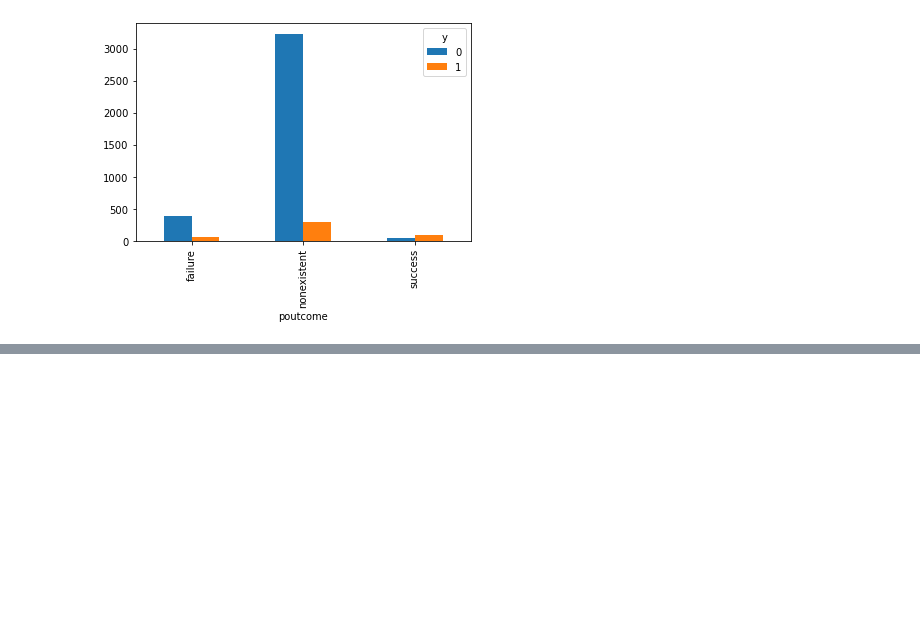
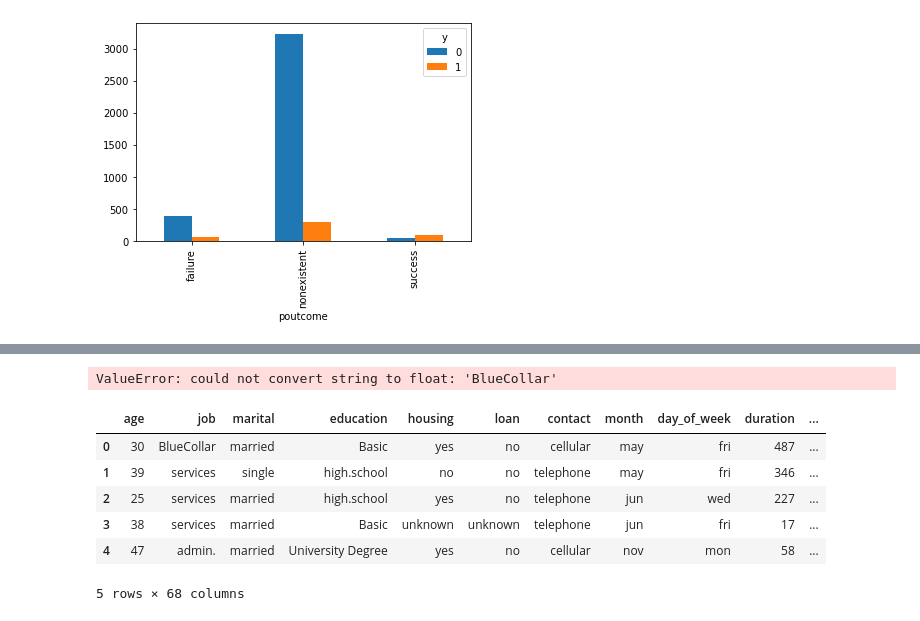
Before and after one commit to diego19508/python-ml-course, a Jupyter notebook: Course/T5 - 3 - Logistic Regression - Implementación.ipynb, the cells around one changed output, grey strips where cells are left out. Drawn from its saved outputs; the diff is of its cells as text; code cells hidden in the pictures; blank space fills up the shorter version.

```diff
--- a/Course/T5 - 3 - Logistic Regression - Implementación.ipynb
+++ b/Course/T5 - 3 - Logistic Regression - Implementación.ipynb
@@ -154,0 +159,9 @@ pd.crosstab(data.poutcome, data.y).plot(kind="bar")
+# %%
+categories = ["job","marital",'education','housing','loan','contact','month','day_of_week','poutcome']
+
+print(data)
+for category in categories:
+    cat_list = "cat" + "_" + category
+    cat_dummies = pd.get_dummies(data[category], prefix=category)
+    data_new = data.join(cat_dummies)
+    data = data_new
@@ -154,0 +186,8 @@ pd.crosstab(data.poutcome, data.y).plot(kind="bar")
+# %%
+data_vars = data.columns.values.tolist()
+# %%
+to_keep = [v for v in data_vars if v not in categories]
+to_keep = [v for v in data_vars if v not in ["default"]]
+# %%
+bank_data = data[to_keep]
+bank_data.columns.values
@@ -154,0 +228,5 @@ pd.crosstab(data.poutcome, data.y).plot(kind="bar")
+# %%
+rfe = RFE(lr, n_features_to_select=12)
+rfe = rfe.fit(bank_data[X], bank_data[Y].values.ravel())
+# %% [output]
+ValueError: could not convert string to float: 'BlueCollar'
@@ -154,0 +235,10 @@ pd.crosstab(data.poutcome, data.y).plot(kind="bar")
+# %%
+bank_data.head()
+# %% [output]
+|  | age | job | marital | education | housing | loan | contact | month | day_of_week | duration | ... |
+| 0 | 30 | BlueCollar | married | Basic | yes | no | cellular | may | fri | 487 | ... |
+| 1 | 39 | services | single | high.school | no | no | telephone | may | fri | 346 | ... |
+| 2 | 25 | services | married | high.school | yes | no | telephone | jun | wed | 227 | ... |
+| 3 | 38 | services | married | Basic | unknown | unknown | telephone | jun | fri | 17 | ... |
+| 4 | 47 | admin. | married | University Degree | yes | no | cellular | nov | mon | 58 | ... |
+5 rows × 68 columns
```
Also changed, not shown: parts of 10 cells of this notebook.
